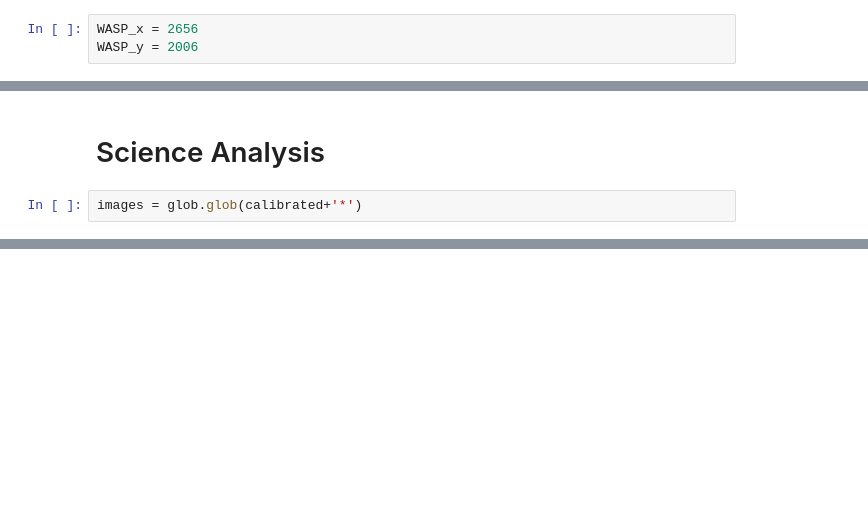
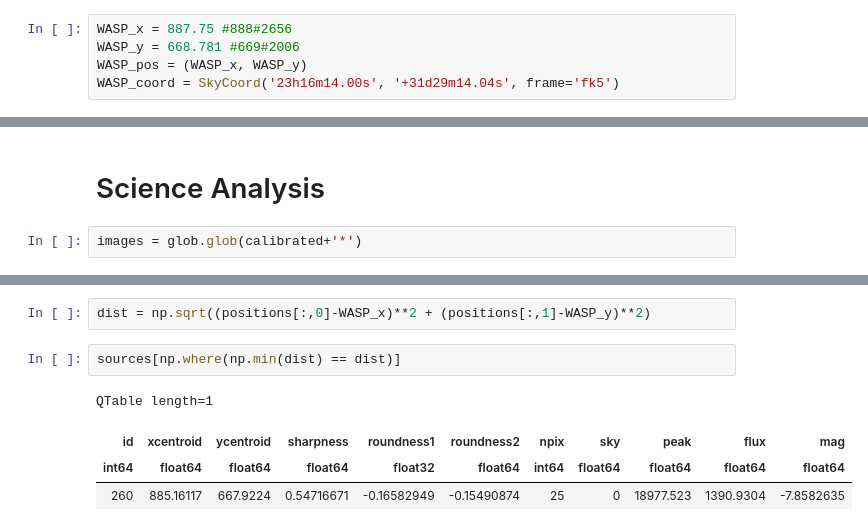
Before and after one commit to SpacialTree/HomeworkBack, a Jupyter notebook: ObsTech/LabTwo/ReportTwo.ipynb, the cells around one changed output, grey strips where cells are left out. Cells and saved outputs as stored; diff of their text form; blank space fills up the shorter version.

```diff
--- a/ObsTech/LabTwo/ReportTwo.ipynb
+++ b/ObsTech/LabTwo/ReportTwo.ipynb
@@ -88,3 +96,5 @@ for ss in s:
 # %%
-WASP_x = 2656
-WASP_y = 2006
+WASP_x = 887.75 #888#2656
+WASP_y = 668.781 #669#2006
+WASP_pos = (WASP_x, WASP_y)
+WASP_coord = SkyCoord('23h16m14.00s', '+31d29m14.04s', frame='fk5')
@@ -129,0 +196,9 @@ Length = 574 rows
+# %%
+dist = np.sqrt((positions[:,0]-WASP_x)**2 + (positions[:,1]-WASP_y)**2)
+# %%
+sources[np.where(np.min(dist) == dist)]
+# %% [output]
+QTable length=1
+| id | xcentroid | ycentroid | sharpness | roundness1 | roundness2 | npix | sky | peak | flux | mag |
+| int64 | float64 | float64 | float64 | float32 | float64 | int64 | float64 | float64 | float64 | float64 |
+| 260 | 885.16117 | 667.9224 | 0.54716671 | -0.16582949 | -0.15490874 | 25 | 0 | 18977.523 | 1390.9304 | -7.8582635 |
```
Also changed, not shown: parts of 30 cells of this notebook, 6 other files.
